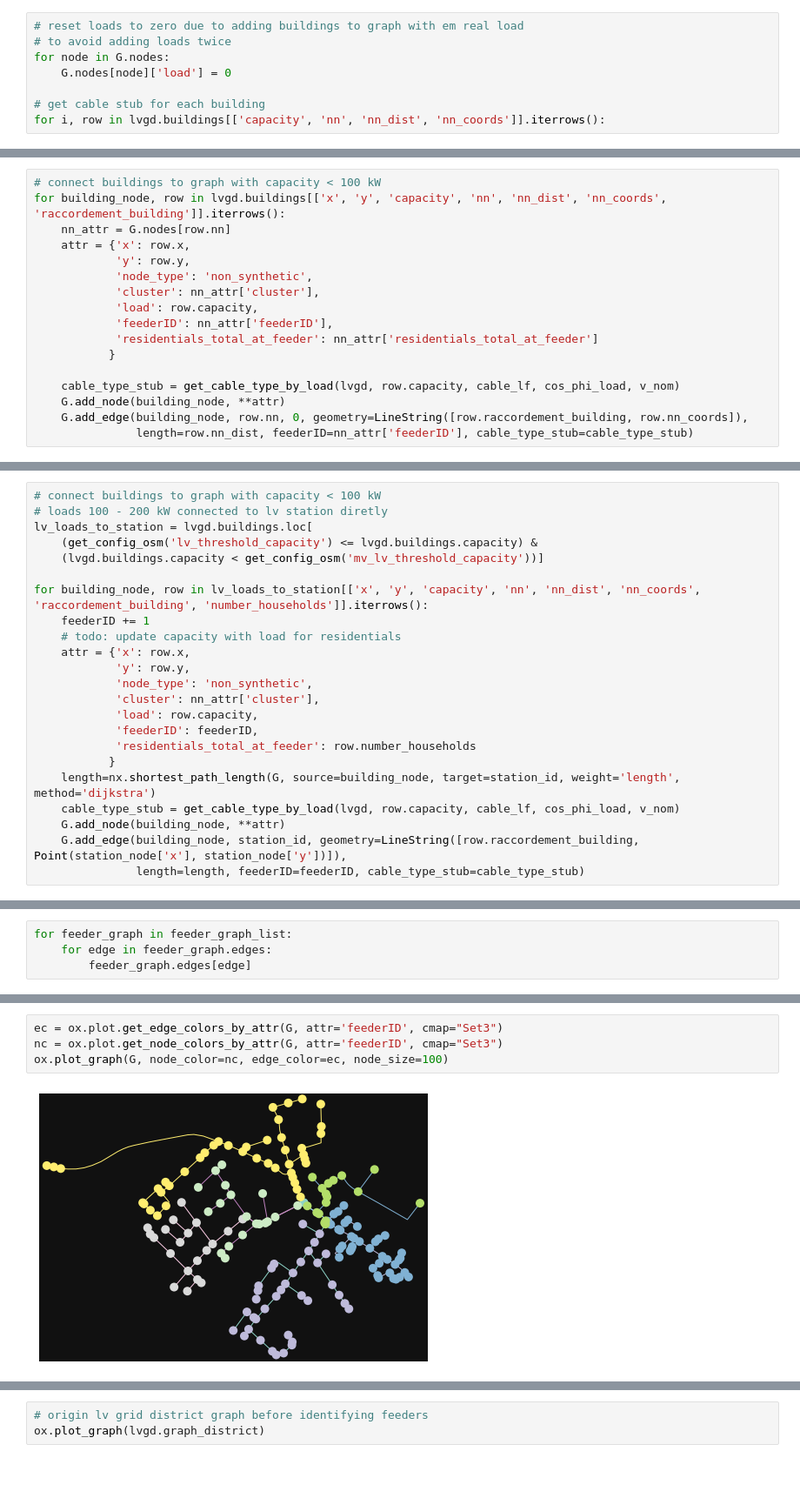
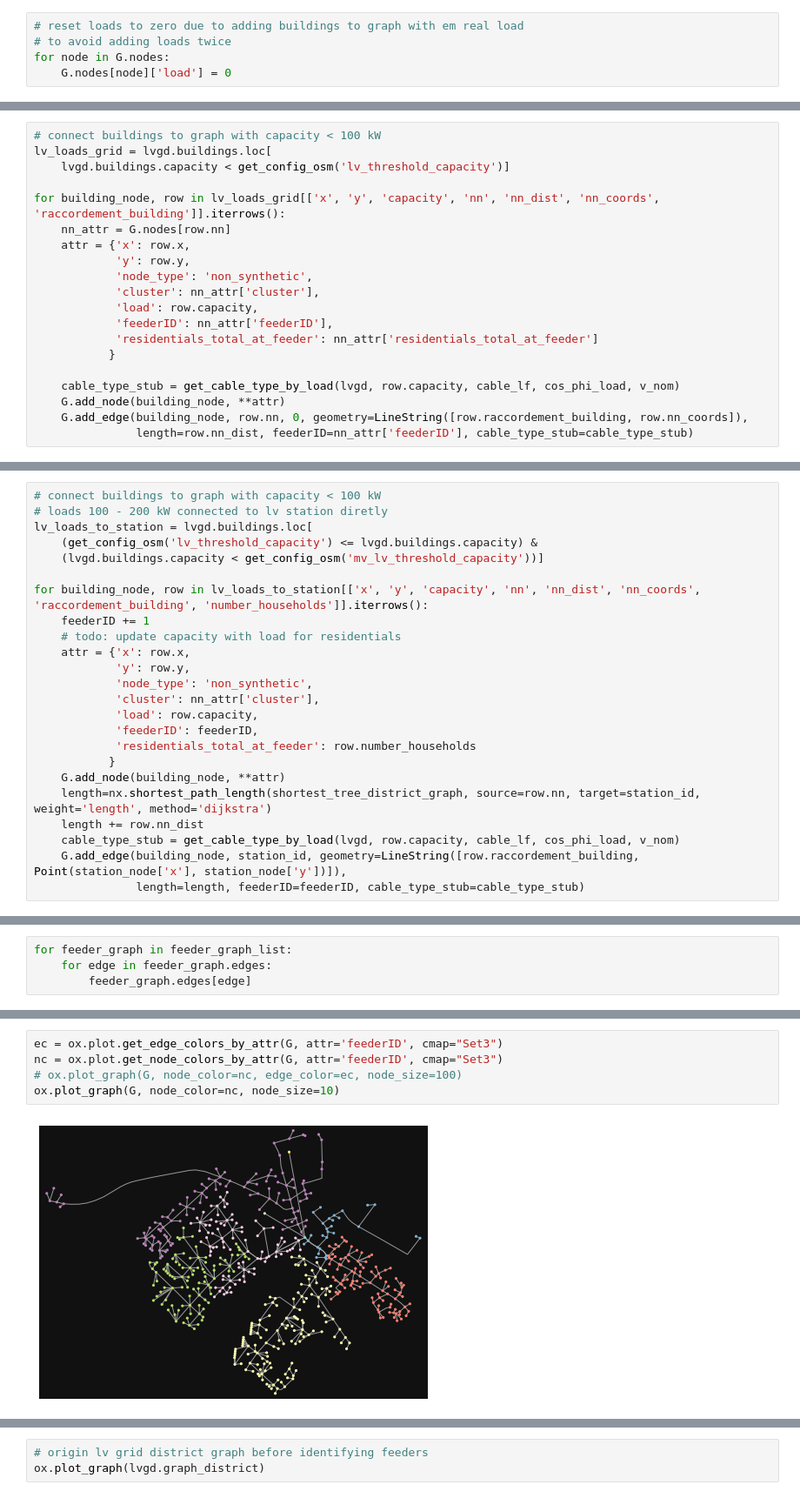
Before and after one commit to openego/ding0, a Jupyter notebook: ding0/0429_with_multiple_feeders.ipynb, the cells around one changed output, grey strips where cells are left out. Shown at 87% size. Saved outputs shown, nothing was run; the diff lists cells and outputs as text; blank space fills up the shorter version.

Commit message:
some plotting
add some plotting to check validity

```diff
--- a/ding0/0429_with_multiple_feeders.ipynb
+++ b/ding0/0429_with_multiple_feeders.ipynb
@@ -347,6 +345,3 @@ G.nodes[station_id]['feederID'] = 0
 # to avoid adding loads twice
 for node in G.nodes:
     G.nodes[node]['load'] = 0
-
-# get cable stub for each building
-for i, row in lvgd.buildings[['capacity', 'nn', 'nn_dist', 'nn_coords']].iterrows():
@@ -370,6 +365,9 @@ LineString([Point(G.nodes[1289275122]['x'], G.nodes[1289275122]['y']), Point(G.n
 # %%
 # connect buildings to graph with capacity < 100 kW
-for building_node, row in lvgd.buildings[['x', 'y', 'capacity', 'nn', 'nn_dist', 'nn_coords', 'raccordement_building']].iterrows():
+lv_loads_grid = lvgd.buildings.loc[
+    lvgd.buildings.capacity < get_config_osm('lv_threshold_capacity')]
+
+for building_node, row in lv_loads_grid[['x', 'y', 'capacity', 'nn', 'nn_dist', 'nn_coords', 'raccordement_building']].iterrows():
     nn_attr = G.nodes[row.nn]
     attr = {'x': row.x,
             'y': row.y,
@@ -426,8 +410,9 @@ for building_node, row in lv_loads_to_station[['x', 'y', 'capacity', 'nn', 'nn_d
             'feederID': feederID,
             'residentials_total_at_feeder': row.number_households
            }
-    length=nx.shortest_path_length(G, source=building_node, target=station_id, weight='length', method='dijkstra')
+    G.add_node(building_node, **attr)
+    length=nx.shortest_path_length(shortest_tree_district_graph, source=row.nn, target=station_id, weight='length', method='dijkstra')
+    length += row.nn_dist
     cable_type_stub = get_cable_type_by_load(lvgd, row.capacity, cable_lf, cos_phi_load, v_nom)
-    G.add_node(building_node, **attr)
     G.add_edge(building_node, station_id, geometry=LineString([row.raccordement_building, Point(station_node['x'], station_node['y'])]),
                length=length, feederID=feederID, cable_type_stub=cable_type_stub)
@@ -495,9 +475,10 @@ G.nodes[u]
 # %%
 ec = ox.plot.get_edge_colors_by_attr(G, attr='feederID', cmap="Set3")
 nc = ox.plot.get_node_colors_by_attr(G, attr='feederID', cmap="Set3")
-ox.plot_graph(G, node_color=nc, edge_color=ec, node_size=100)
+# ox.plot_graph(G, node_color=nc, edge_color=ec, node_size=100)
+ox.plot_graph(G, node_color=nc, node_size=10)
 # %% [output]
-[figure, old version]
+[figure, new version]
 (<Figure size 576x576 with 1 Axes>, <AxesSubplot:>)
 # %%
 shown_id_stub = []
```
Also changed, not shown: parts of 15 cells of this notebook, 2 other files.
